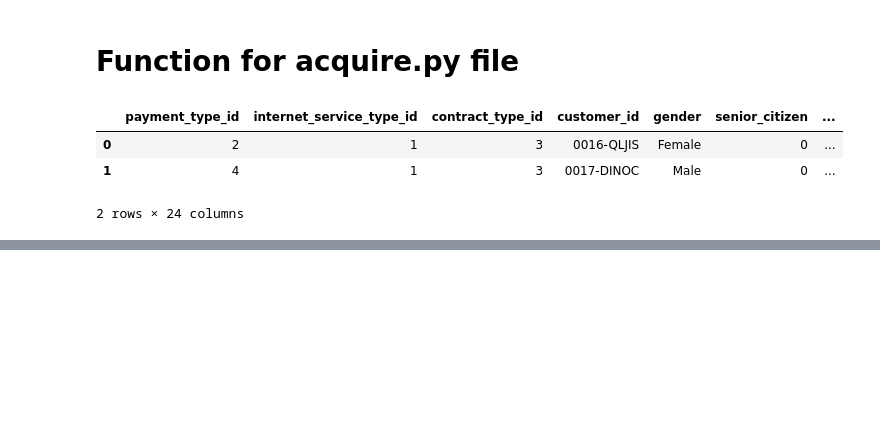
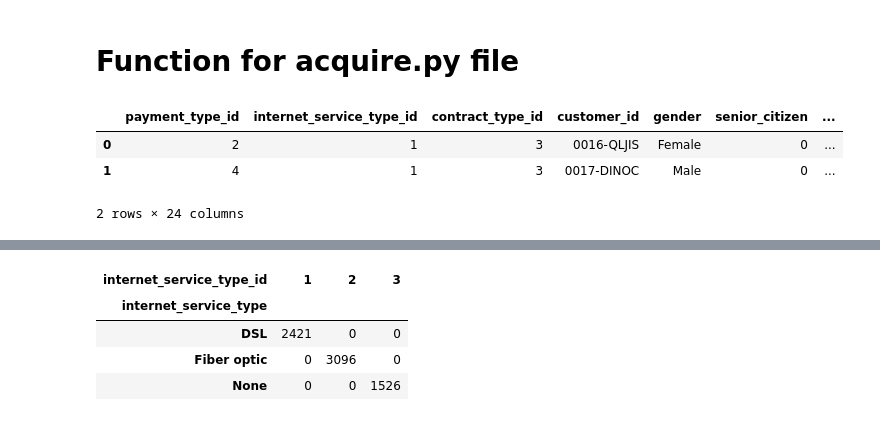
Before and after one commit to Jonessn22/telco_classification_project, a Jupyter notebook: working_project_report.ipynb, the cells around one changed output, grey strips where cells are left out. Cells and saved outputs as stored; diff of their text form; code cells hidden in the pictures; blank space fills up the shorter version.

```diff
--- a/working_project_report.ipynb
+++ b/working_project_report.ipynb
@@ -129,0 +183,10 @@ raw_data.head(2)
+# %%
+# internet_service_type (object) and internet_service_type_id (int64)
+
+pd.crosstab(prepare_telco.internet_service_type, prepare_telco.internet_service_type_id)
+# %% [output]
+| internet_service_type_id | 1 | 2 | 3 |
+| internet_service_type |  |  |  |
+| DSL | 2421 | 0 | 0 |
+| Fiber optic | 0 | 3096 | 0 |
+| None | 0 | 0 | 1526 |
```
Also changed, not shown: parts of 30 cells of this notebook, 1 other file.
